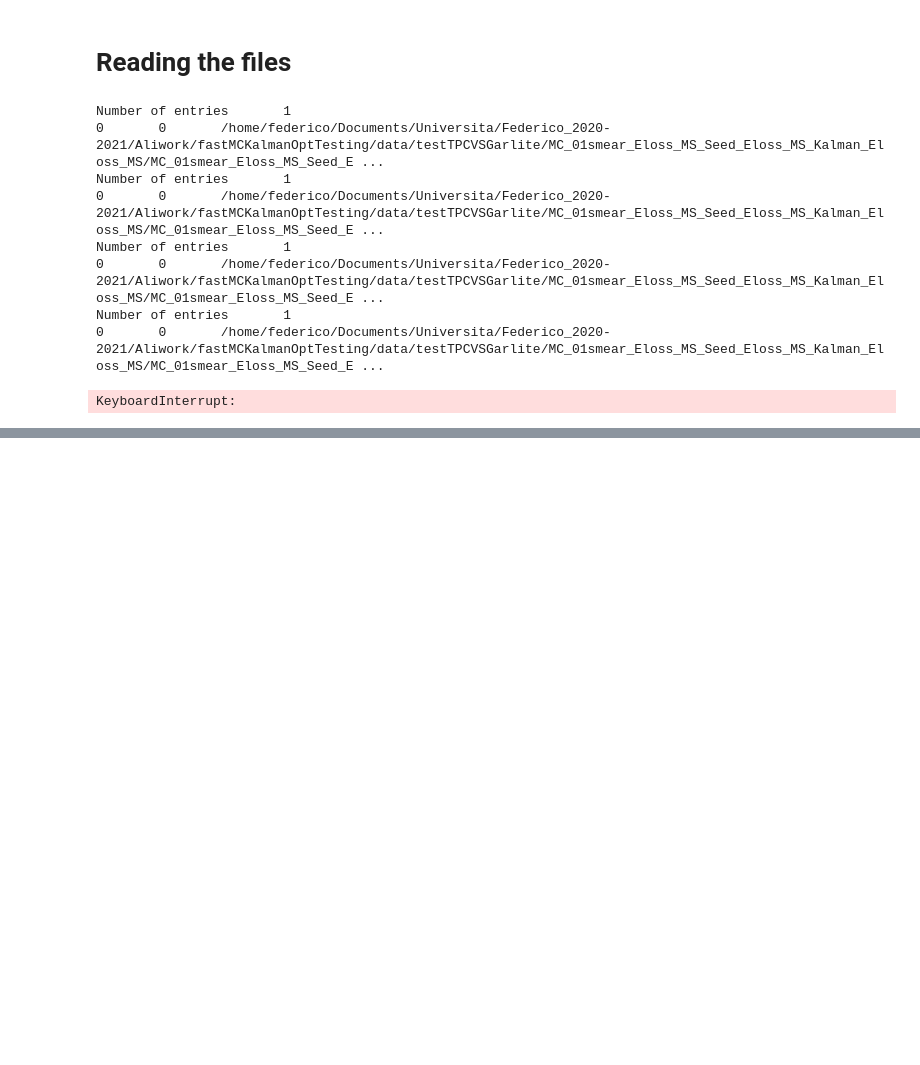
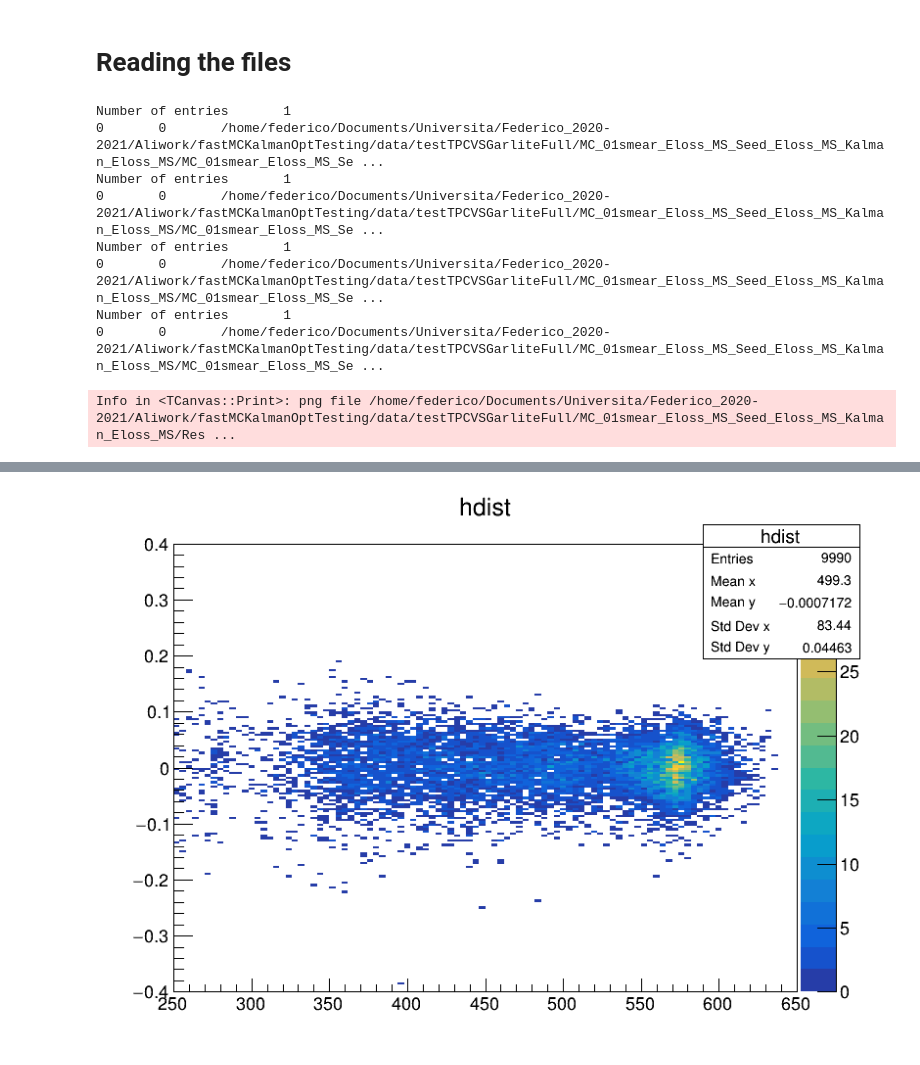
Before and after one commit to Trenchcoat95/fastMCKalmanOptTesting, a Jupyter notebook: fastMCKalman/MC/fastMCKalmanResidualsDistance.ipynb, the cells around one changed output, grey strips where cells are left out. Cells and saved outputs as stored; diff of their text form; code cells hidden in the pictures; blank space fills up the shorter version.

```diff
--- a/fastMCKalman/MC/fastMCKalmanResidualsDistance.ipynb
+++ b/fastMCKalman/MC/fastMCKalmanResidualsDistance.ipynb
@@ -9,7 +11,7 @@ from fastSimulation import *
 # %% [markdown]
 # Reading the files
 # %%
-folder="${fastMCKalmanOptTesting}/data/testTPCVSGarlite/MC_01smear_Eloss_MS_Seed_Eloss_MS_Kalman_Eloss_MS/"
+folder="${fastMCKalmanOptTesting}/data/testTPCVSGarliteFull/MC_01smear_Eloss_MS_Seed_Eloss_MS_Kalman_Eloss_MS/"
 #folder="/home/federico/Documents/Universita/Federico_2020-2021/Aliwork/fastMCKalman/data/testTPCSA/"
 inputData = folder+"fastParticle.list"
 ROOT.initTreeFast(inputData)
@@ -17,15 +19,15 @@ tree=ROOT.treeFast
 treeSeed = ROOT.treeSeed
 # %% [output]
 Number of entries       1
-0       0       /home/federico/Documents/Universita/Federico_2020-2021/Aliwork/fastMCKalmanOptTesting/data/testTPCVSGarlite/MC_01smear_Eloss_MS_Seed_Eloss_MS_Kalman_Eloss_MS/MC_01smear_Eloss_MS_Seed_E ...
+0       0       /home/federico/Documents/Universita/Federico_2020-2021/Aliwork/fastMCKalmanOptTesting/data/testTPCVSGarliteFull/MC_01smear_Eloss_MS_Seed_Eloss_MS_Kalman_Eloss_MS/MC_01smear_Eloss_MS_Se ...
 Number of entries       1
-0       0       /home/federico/Documents/Universita/Federico_2020-2021/Aliwork/fastMCKalmanOptTesting/data/testTPCVSGarlite/MC_01smear_Eloss_MS_Seed_Eloss_MS_Kalman_Eloss_MS/MC_01smear_Eloss_MS_Seed_E ...
+0       0       /home/federico/Documents/Universita/Federico_2020-2021/Aliwork/fastMCKalmanOptTesting/data/testTPCVSGarliteFull/MC_01smear_Eloss_MS_Seed_Eloss_MS_Kalman_Eloss_MS/MC_01smear_Eloss_MS_Se ...
 Number of entries       1
-0       0       /home/federico/Documents/Universita/Federico_2020-2021/Aliwork/fastMCKalmanOptTesting/data/testTPCVSGarlite/MC_01smear_Eloss_MS_Seed_Eloss_MS_Kalman_Eloss_MS/MC_01smear_Eloss_MS_Seed_E ...
+0       0       /home/federico/Documents/Universita/Federico_2020-2021/Aliwork/fastMCKalmanOptTesting/data/testTPCVSGarliteFull/MC_01smear_Eloss_MS_Seed_Eloss_MS_Kalman_Eloss_MS/MC_01smear_Eloss_MS_Se ...
 Number of entries       1
-0       0       /home/federico/Documents/Universita/Federico_2020-2021/Aliwork/fastMCKalmanOptTesting/data/testTPCVSGarlite/MC_01smear_Eloss_MS_Seed_Eloss_MS_Kalman_Eloss_MS/MC_01smear_Eloss_MS_Seed_E ...
+0       0       /home/federico/Documents/Universita/Federico_2020-2021/Aliwork/fastMCKalmanOptTesting/data/testTPCVSGarliteFull/MC_01smear_Eloss_MS_Seed_Eloss_MS_Kalman_Eloss_MS/MC_01smear_Eloss_MS_Se ...
 # %%
-hdist = ROOT.TH2D("hdist","hdist",150,175,375,100,-1,1)
+hdist = ROOT.TH2D("hdist","hdist",100,250,650,200,-0.4,0.4)
 
 for iev in range(tree.GetEntries()):
     tree.GetEntry(iev)
@@ -49,7 +51,7 @@ for iev in range(tree.GetEntries()):
         length=length+d
         #print(xyz,alpha,length)
         #if(np.abs(xyz[0])==250 or tree.part.fLoop[i]==1): break
-        if(tree.part.fLoop[i]==1): break
+        #if(tree.part.fLoop[i]==1): break
         xyz_gl_st=xyz_gl
         alpha_st=alpha
 
@@ -62,4 +64,4 @@ cp.Draw()
 save=folder+"ResVSDist_colz"+".png"
 cp.Print(save)
 # %% [output]
-KeyboardInterrupt:
+Info in <TCanvas::Print>: png file /home/federico/Documents/Universita/Federico_2020-2021/Aliwork/fastMCKalmanOptTesting/data/testTPCVSGarliteFull/MC_01smear_Eloss_MS_Seed_Eloss_MS_Kalman_Eloss_MS/Res ...
@@ -67,3 +68,4 @@ Warning in <TROOT::Append>: Replacing existing TH1: hdist (Potential memory leak
+[figure, added]
 # %%
 x = array('d')
 y = array('d')
```
Also changed, not shown: parts of 3 cells of this notebook, 10 other files.
